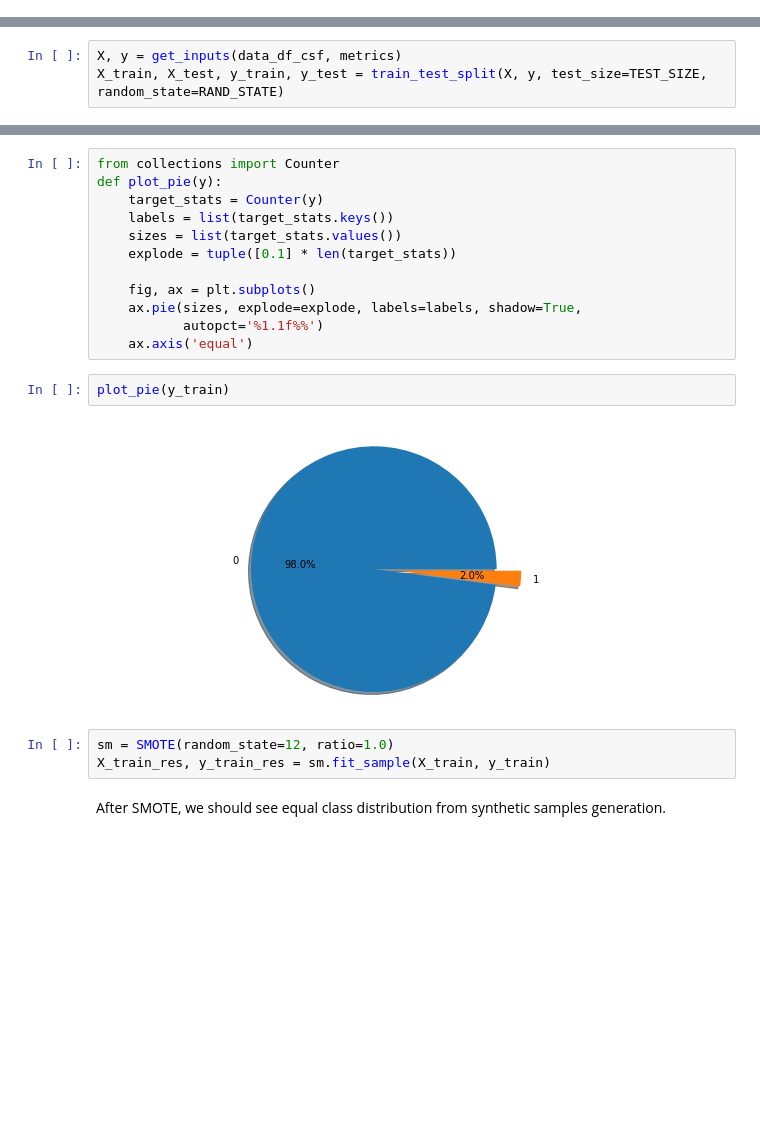
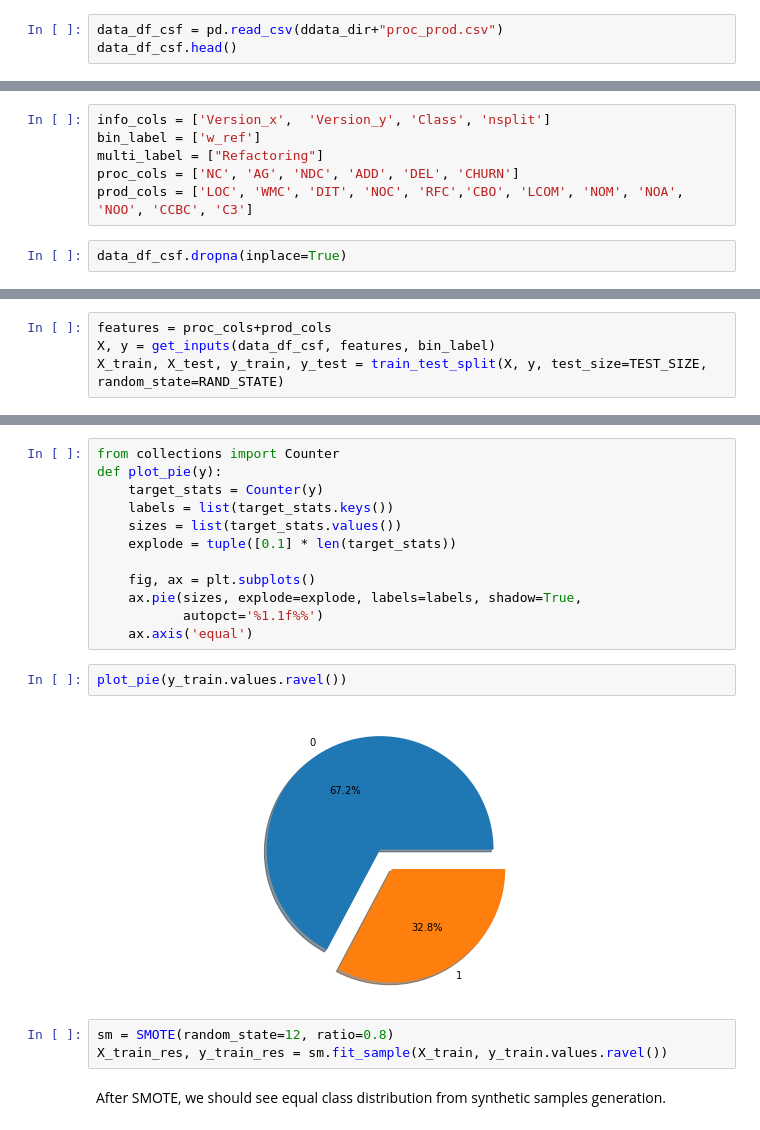
Before and after one commit to JerelynCo/RefactoringXGBoost, a Jupyter notebook: ProcProdRefRecommendation.ipynb, the cells around one changed output, grey strips where cells are left out. Saved outputs shown, nothing was run; the diff lists cells and outputs as text; blank space fills up the shorter version.

```diff
--- a/ProcProdRefRecommendation.ipynb
+++ b/ProcProdRefRecommendation.ipynb
@@ -60,0 +110,3 @@ def metrics_report(true, pred):
+# %%
+data_df_csf = pd.read_csv(ddata_dir+"proc_prod.csv")
+data_df_csf.head()
@@ -61,2 +121,10 @@ def metrics_report(true, pred):
+# %%
+info_cols = ['Version_x',  'Version_y', 'Class', 'nsplit']
+bin_label = ['w_ref']
+multi_label = ["Refactoring"]
+proc_cols = ['NC', 'AG', 'NDC', 'ADD', 'DEL', 'CHURN']
+prod_cols = ['LOC', 'WMC', 'DIT', 'NOC', 'RFC','CBO', 'LCOM', 'NOM', 'NOA', 'NOO', 'CCBC', 'C3']
+# %%
+data_df_csf.dropna(inplace=True)
 # %% [markdown]
 ## Binary Classification
@@ -63,5 +136,6 @@ def metrics_report(true, pred):
 # %%
-X, y = get_inputs(data_df_csf, metrics)
+features = proc_cols+prod_cols
+X, y = get_inputs(data_df_csf, features, bin_label)
 X_train, X_test, y_train, y_test = train_test_split(X, y, test_size=TEST_SIZE, random_state=RAND_STATE)
 # %% [markdown]
 ### Using Random Forest
@@ -211,12 +254,12 @@ def plot_pie(y):
            autopct='%1.1f%%')
     ax.axis('equal')
 # %%
-plot_pie(y_train)
+plot_pie(y_train.values.ravel())
 # %% [output]
-[figure, old version]
+[figure, new version]
 # %%
-sm = SMOTE(random_state=12, ratio=1.0)
-X_train_res, y_train_res = sm.fit_sample(X_train, y_train)
+sm = SMOTE(random_state=12, ratio=0.8)
+X_train_res, y_train_res = sm.fit_sample(X_train, y_train.values.ravel())
 # %% [markdown]
 After SMOTE, we should see equal class distribution from synthetic samples generation.
 # %%
```
Also changed, not shown: parts of 39 cells of this notebook, 1 other file.
